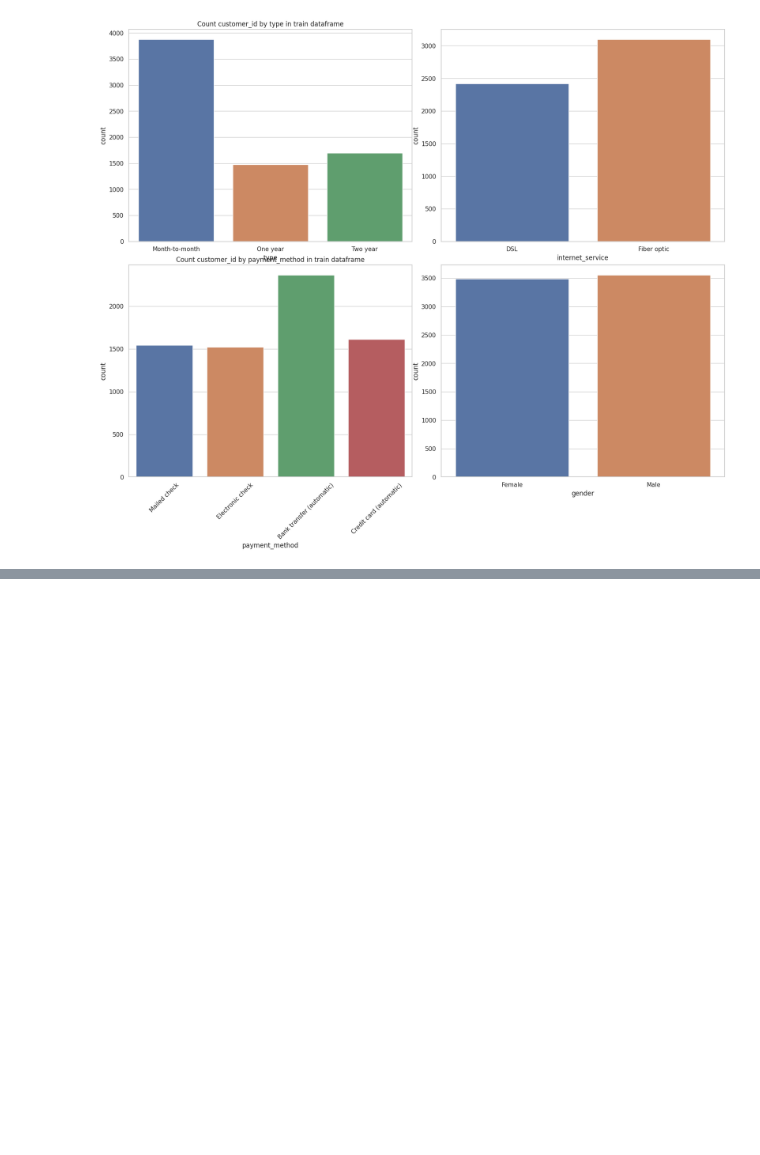
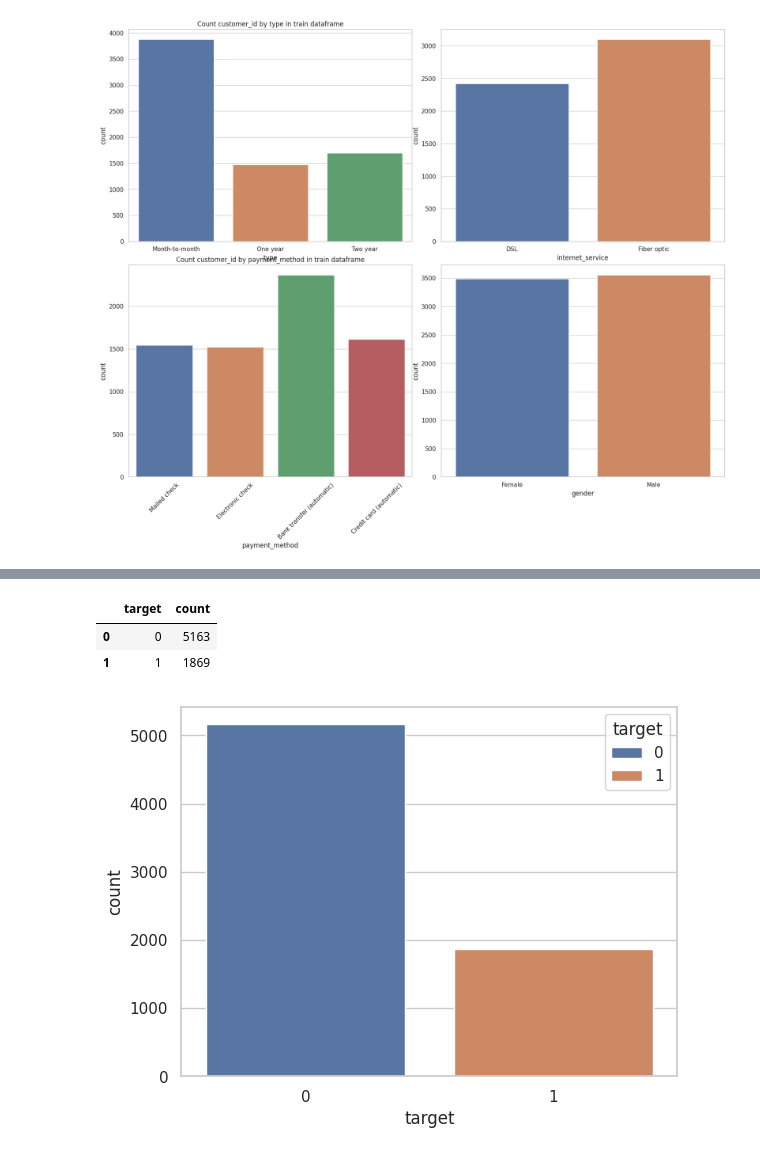
Before and after one commit to superVo1d/mle-mlflow, a Jupyter notebook: eda.ipynb, the cells around one changed output, grey strips where cells are left out. Cells and saved outputs as stored; diff of their text form; code cells hidden in the pictures; blank space fills up the shorter version.

```diff
--- a/eda.ipynb
+++ b/eda.ipynb
@@ -113,0 +157,22 @@ ValueError: Could not interpret value `count` for `y`. An entry with this name d
+# %%
+# инициализация переменной для названия колонки
+x = "begin_date"
+
+# список колонок, для которых будут вычисляться статистики
+charges_columns = [
+    "monthly_charges",
+    "total_charges",
+]
+
+# удаление пустых колонок для посчёта медианного значения
+df.dropna(subset=charges_columns, inplace=True)
+
+# список статистик, которые будут вычисляться для каждой группы
+stats = ["mean", "median", lambda x: x.mode().iloc[0]]  # среднее значение, медиана и мода
+
+# группировка данных по дате начала и агрегация статистик для ежемесячных платежей (используйте reset_index для сброса индекса в таблице)
+charges_monthly_agg = df[[x] + [charges_columns[0]]].groupby([x]).agg(stats).reset_index()
+# удаление верхнего уровня индекса колонок (после агрегации)
+charges_monthly_agg.columns = charges_monthly_agg.columns.droplevel()
+# # переименование колонок для удобства восприятия
+charges_monthly_agg.columns = [x, "monthly_mean", "monthly_median", "monthly_mode"]
@@ -113,0 +229,21 @@ ValueError: Could not interpret value `count` for `y`. An entry with this name d
+# %%
+# директория для сохранения картинок
+ASSETS_DIR = 'assets'
+
+# установка названия колонки для агрегации
+x = "target"
+
+# подсчёт количества каждого уникального значения в колонке и сброс индекса для последующей визуализации
+target_agg = df[x].value_counts().reset_index()
+# %%
+target_agg
+# %% [output]
+|  | target | count |
+| 0 | 0 | 5163 |
+| 1 | 1 | 1869 |
+# %%
+sns.barplot(target_agg, x='target', y='count', hue='target', palette=sns.color_palette())
+
+plt.savefig(os.path.join(ASSETS_DIR, 'target_count'))
+# %% [output]
+[figure, added]
```
Also changed, not shown: parts of 18 cells of this notebook, 5 other files.
